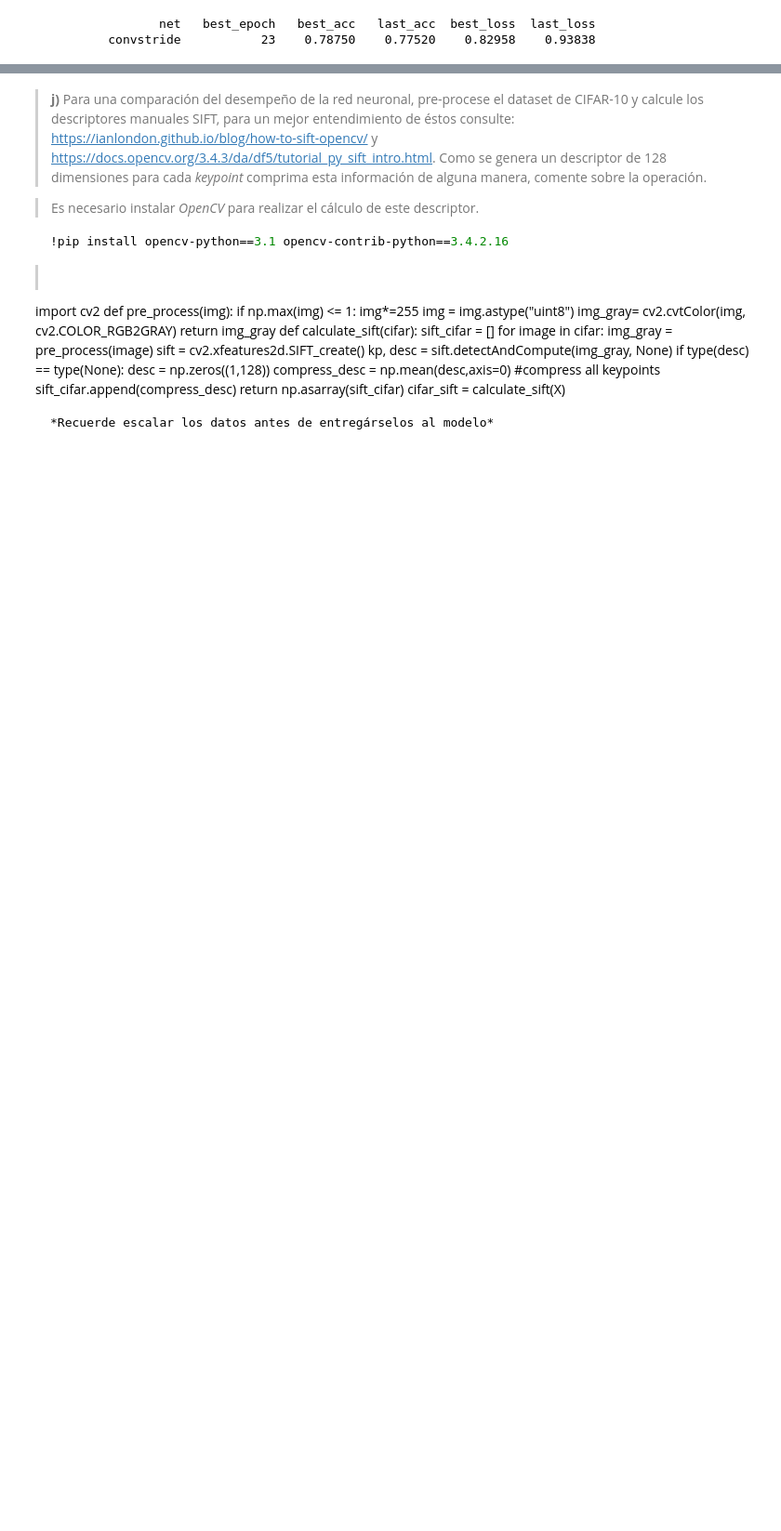
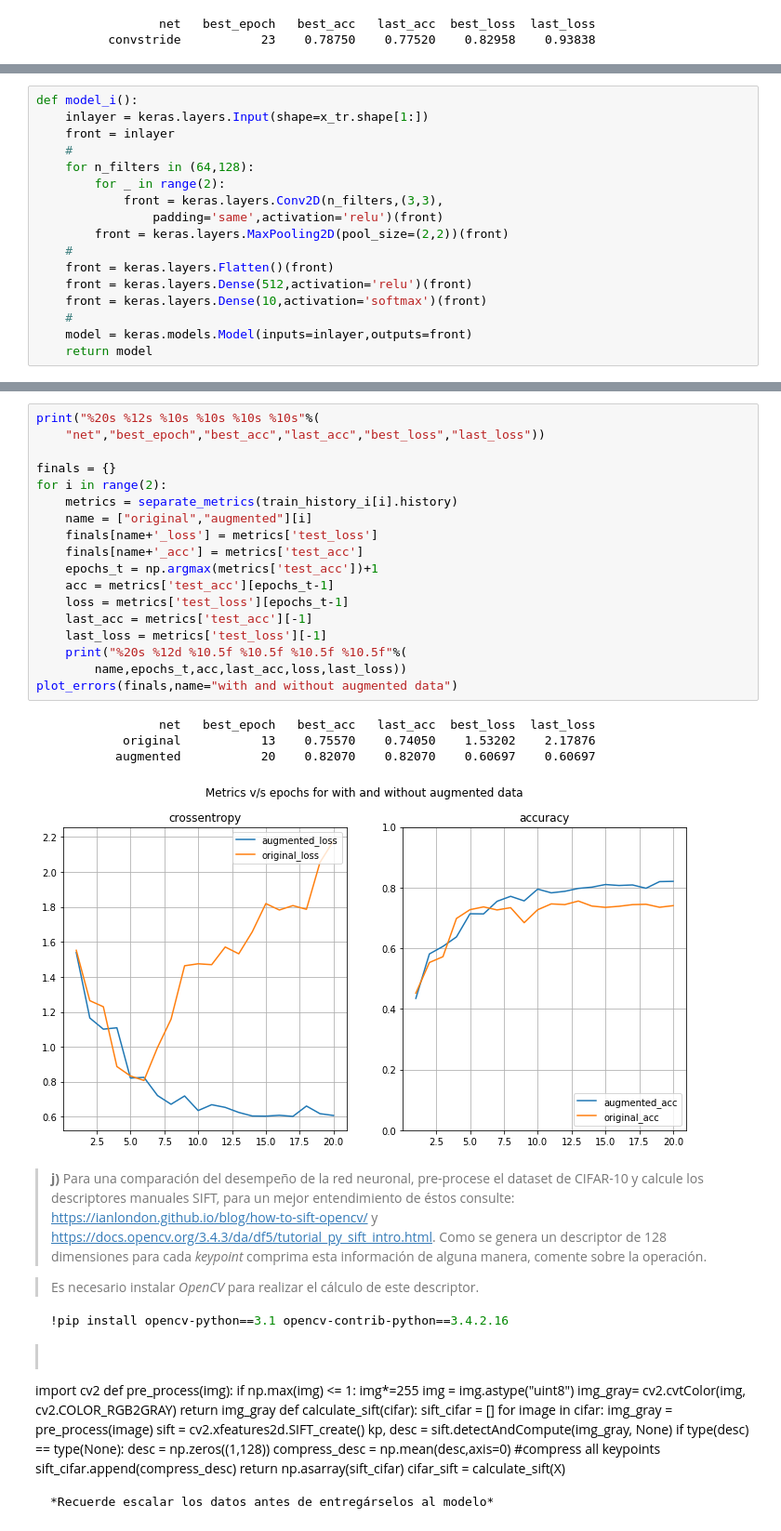
Before and after one commit to Autopawn/ann-tarea2, a Jupyter notebook: tarea2_parte1.ipynb, the cells around one changed output, grey strips where cells are left out. Shown at 93% size. Cells and saved outputs as stored; diff of their text form; blank space fills up the shorter version.

```diff
--- a/tarea2_parte1.ipynb
+++ b/tarea2_parte1.ipynb
@@ -517,0 +502,17 @@ model.fit_generator(datagen.flow(x_train, y_train,batch_size=batch_size),steps_p
+# %%
+def model_i():
+    inlayer = keras.layers.Input(shape=x_tr.shape[1:])
+    front = inlayer
+    #
+    for n_filters in (64,128):
+        for _ in range(2):
+            front = keras.layers.Conv2D(n_filters,(3,3),
+                padding='same',activation='relu')(front)
+        front = keras.layers.MaxPooling2D(pool_size=(2,2))(front)
+    #
+    front = keras.layers.Flatten()(front)
+    front = keras.layers.Dense(512,activation='relu')(front)
+    front = keras.layers.Dense(10,activation='softmax')(front)
+    #
+    model = keras.models.Model(inputs=inlayer,outputs=front)
+    return model
@@ -518,3 +578,26 @@ model.fit_generator(datagen.flow(x_train, y_train,batch_size=batch_size),steps_p
+# %%
+print("%20s %12s %10s %10s %10s %10s"%(
+    "net","best_epoch","best_acc","last_acc","best_loss","last_loss"))
+
+finals = {}
+for i in range(2):
+    metrics = separate_metrics(train_history_i[i].history)
+    name = ["original","augmented"][i]
+    finals[name+'_loss'] = metrics['test_loss']
+    finals[name+'_acc'] = metrics['test_acc']
+    epochs_t = np.argmax(metrics['test_acc'])+1
+    acc = metrics['test_acc'][epochs_t-1]
+    loss = metrics['test_loss'][epochs_t-1]
+    last_acc = metrics['test_acc'][-1]
+    last_loss = metrics['test_loss'][-1]
+    print("%20s %12d %10.5f %10.5f %10.5f %10.5f"%(
+        name,epochs_t,acc,last_acc,loss,last_loss))
+plot_errors(finals,name="with and without augmented data")
+# %% [output]
+                 net   best_epoch   best_acc   last_acc  best_loss  last_loss
+            original           13    0.75570    0.74050    1.53202    2.17876
+           augmented           20    0.82070    0.82070    0.60697    0.60697
+[figure, added]
 # %% [markdown]
 > **j)** Para una comparación del desempeño de la red neuronal, pre-procese el dataset de CIFAR-10 y calcule los descriptores manuales SIFT, para un mejor entendimiento de éstos consulte:  https://ianlondon.github.io/blog/how-to-sift-opencv/ y https://docs.opencv.org/3.4.3/da/df5/tutorial_py_sift_intro.html. Como se genera un descriptor de 128 dimensiones para cada *keypoint* comprima esta información de alguna manera, comente sobre la operación.
 
```
Also changed, not shown: parts of 4 cells of this notebook.
